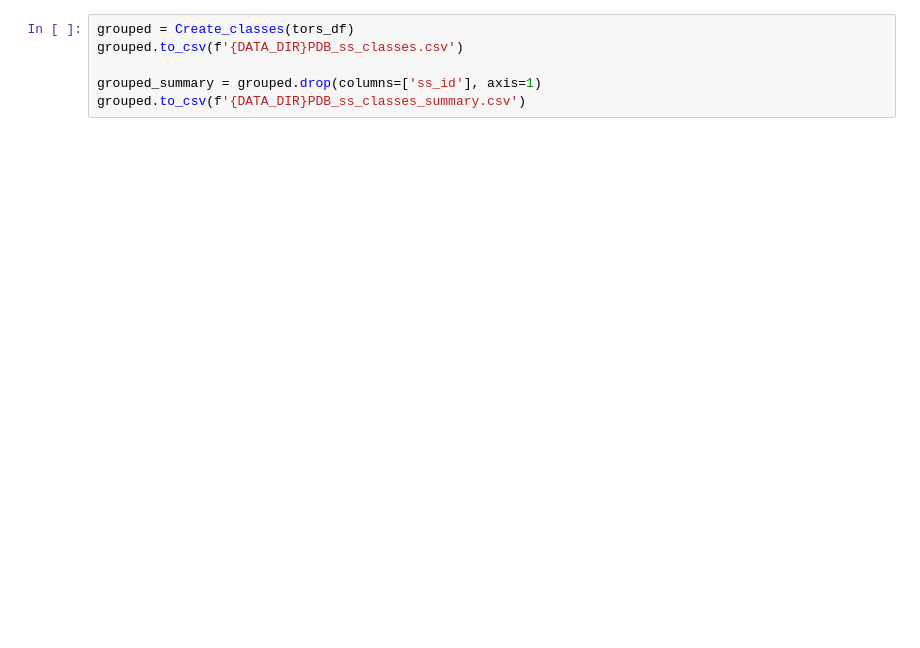
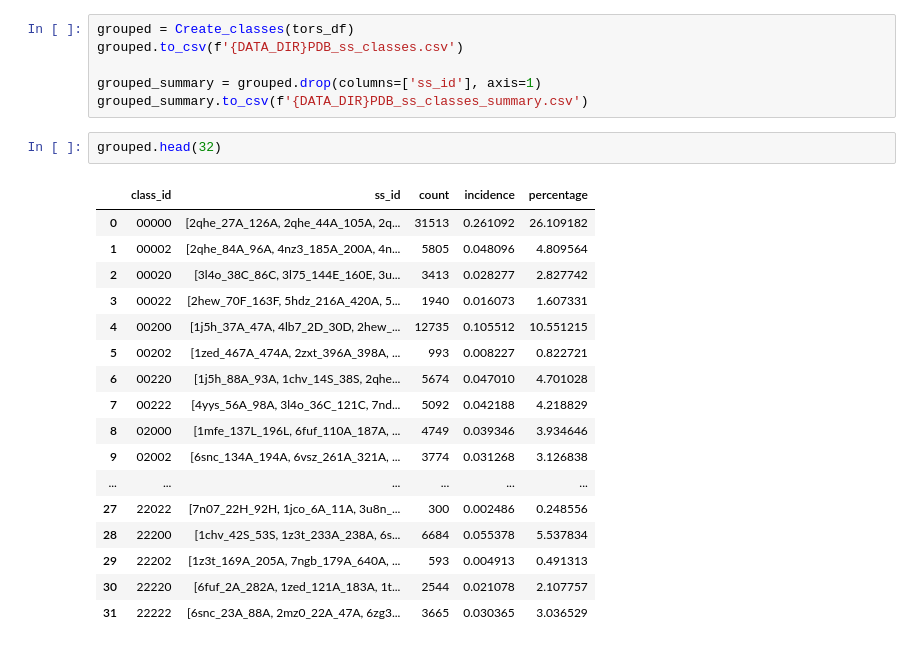
Before and after one commit to suchanek/proteusPy, a Jupyter notebook: notebooks/DisulfideClasses.ipynb, the cells around one changed output. Drawn from its saved outputs; the diff is of its cells as text; blank space fills up the shorter version.

Commit message:
ss classes work, created class table

```diff
--- a/notebooks/DisulfideClasses.ipynb
+++ b/notebooks/DisulfideClasses.ipynb
@@ -66,4 +66,24 @@ grouped = Create_classes(tors_df)
 grouped.to_csv(f'{DATA_DIR}PDB_ss_classes.csv')
 
 grouped_summary = grouped.drop(columns=['ss_id'], axis=1)
-grouped.to_csv(f'{DATA_DIR}PDB_ss_classes_summary.csv')
+grouped_summary.to_csv(f'{DATA_DIR}PDB_ss_classes_summary.csv')
+# %%
+grouped.head(32)
+# %% [output]
+|  | class_id | ss_id | count | incidence | percentage |
+| 0 | 00000 | [2qhe_27A_126A, 2qhe_44A_105A, 2q... | 31513 | 0.261092 | 26.109182 |
+| 1 | 00002 | [2qhe_84A_96A, 4nz3_185A_200A, 4n... | 5805 | 0.048096 | 4.809564 |
+| 2 | 00020 | [3l4o_38C_86C, 3l75_144E_160E, 3u... | 3413 | 0.028277 | 2.827742 |
+| 3 | 00022 | [2hew_70F_163F, 5hdz_216A_420A, 5... | 1940 | 0.016073 | 1.607331 |
+| 4 | 00200 | [1j5h_37A_47A, 4lb7_2D_30D, 2hew_... | 12735 | 0.105512 | 10.551215 |
+| 5 | 00202 | [1zed_467A_474A, 2zxt_396A_398A, ... | 993 | 0.008227 | 0.822721 |
+| 6 | 00220 | [1j5h_88A_93A, 1chv_14S_38S, 2qhe... | 5674 | 0.047010 | 4.701028 |
+| 7 | 00222 | [4yys_56A_98A, 3l4o_36C_121C, 7nd... | 5092 | 0.042188 | 4.218829 |
+| 8 | 02000 | [1mfe_137L_196L, 6fuf_110A_187A, ... | 4749 | 0.039346 | 3.934646 |
+| 9 | 02002 | [6snc_134A_194A, 6vsz_261A_321A, ... | 3774 | 0.031268 | 3.126838 |
+| ... | ... | ... | ... | ... | ... |
+| 27 | 22022 | [7n07_22H_92H, 1jco_6A_11A, 3u8n_... | 300 | 0.002486 | 0.248556 |
+| 28 | 22200 | [1chv_42S_53S, 1z3t_233A_238A, 6s... | 6684 | 0.055378 | 5.537834 |
+| 29 | 22202 | [1z3t_169A_205A, 7ngb_179A_640A, ... | 593 | 0.004913 | 0.491313 |
+| 30 | 22220 | [6fuf_2A_282A, 1zed_121A_183A, 1t... | 2544 | 0.021078 | 2.107757 |
+| 31 | 22222 | [6snc_23A_88A, 2mz0_22A_47A, 6zg3... | 3665 | 0.030365 | 3.036529 |
```
Also changed, not shown: parts of 3 cells of this notebook, 8 other files.
